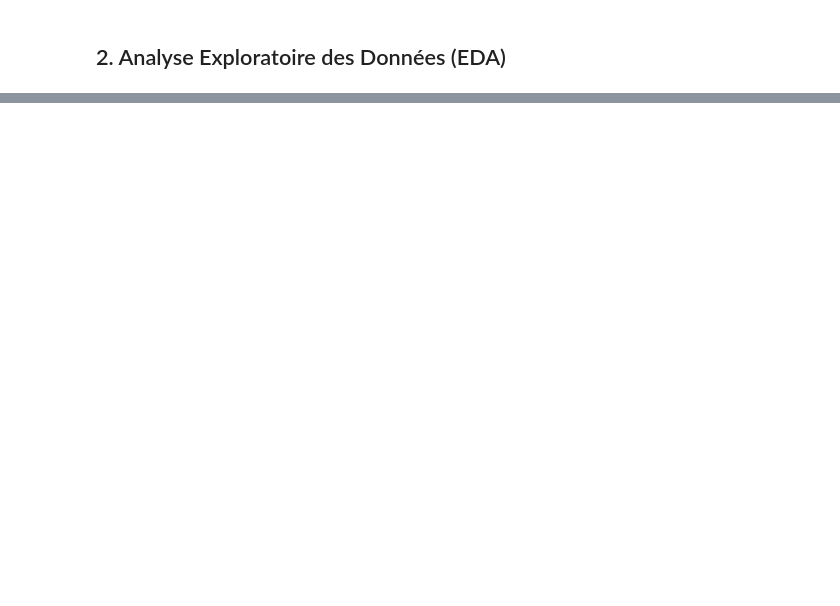
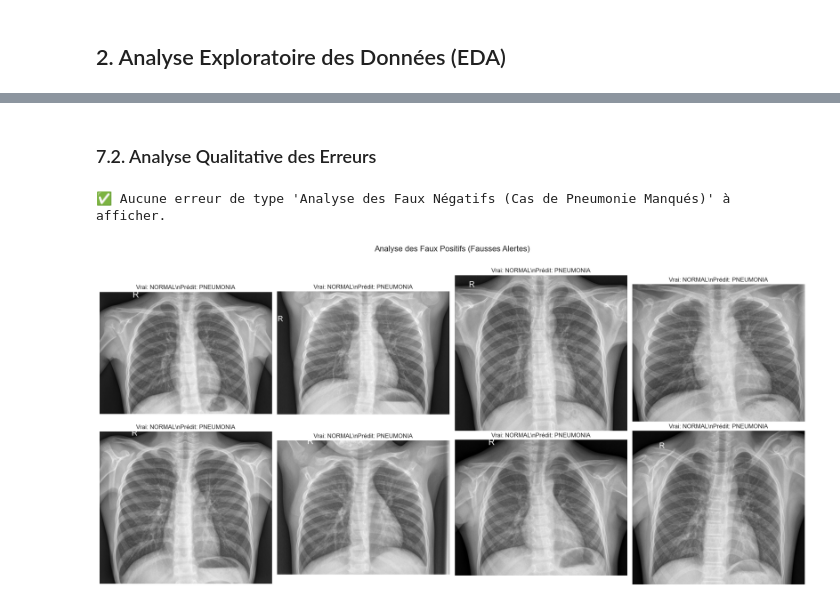
Before and after one commit to XavierSchaefer/Zoidberg, a Jupyter notebook: Zoidberg_unifié.ipynb, the cells around one changed output, grey strips where cells are left out. Saved outputs shown, nothing was run; the diff lists cells and outputs as text; code cells hidden in the pictures; blank space fills up the shorter version.

```diff
--- a/Zoidberg_unifié.ipynb
+++ b/Zoidberg_unifié.ipynb
@@ -24,6 +24,10 @@ import torch.optim as optim
 from torch.utils.data import DataLoader, WeightedRandomSampler, Subset
 from torchvision import datasets, transforms, models
 
+from sklearn.model_selection import StratifiedKFold, cross_val_score
+from sklearn.linear_model import LogisticRegression
+from sklearn.preprocessing import StandardScaler
+from sklearn.pipeline import Pipeline
 from sklearn.metrics import confusion_matrix, classification_report, roc_curve, auc, precision_recall_curve
 from tqdm.auto import tqdm
 from IPython.display import display, Markdown
@@ -46,7 +50,7 @@ TRAIN_DIR, VAL_DIR, TEST_DIR = BASE_DIR / 'train', BASE_DIR / 'val', BASE_DIR /
 
 # Paramètres du problème (2 classes)
 CLASSES = ['NORMAL', 'PNEUMONIA']
-NUM_CLASSES = 1 # Pour la classification binaire avec BCEWithLogitsLoss
+NUM_CLASSES_BINARY = 1 # Pour la classification binaire avec BCEWithLogitsLoss
 
 IMAGE_SIZE = 224; BATCH_SIZE = 32
 
@@ -378,0 +387,59 @@ Le modèle ` {best_params['arch']} ` final, avec son seuil de décision ajusté,
+# %% [markdown]
+### 7.2. Analyse Qualitative des Erreurs
+# %%
+# Identifier les indices des erreurs dans le jeu de test
+fp_indices = np.where((y_pred_tuned == 1) & (y_true == 0))[0]
+fn_indices = np.where((y_pred_tuned == 0) & (y_true == 1))[0]
+
+def plot_error_images(indices, title):
+    """
+    Affiche les images correspondant aux indices d'erreur dans une grille de taille dynamique.
+    """
+    num_errors = len(indices)
+    if num_errors == 0:
+        print(f"✅ Aucune erreur de type '{title}' à afficher.")
+        return
+
+    # On décide d'afficher au maximum 8 images pour la clarté
+    max_images_to_show = min(num_errors, 8)
+
+    # Définir le nombre de colonnes et calculer le nombre de lignes nécessaires
+    cols = 4
+    rows = (max_images_to_show - 1) // cols + 1
+
+    # Créer une figure et une grille de subplots dont la taille est EXACTEMENT adaptée
+    fig, axs = plt.subplots(rows, cols, figsize=(5 * cols, 5 * rows))
+    fig.suptitle(title, fontsize=16)
+
+    # Aplatir les axes pour une itération simple, même s'il n'y a qu'une seule ligne
+    axs = np.array(axs).flatten()
+
+    for i in range(max_images_to_show):
+        # Récupérer l'indice de l'image dans le dataset de test
+        idx = indices[i]
+        ax = axs[i]
+
+        # Charger l'image originale (sans les transformations ToTensor/Normalize)
+        img_path = ds['test'].imgs[idx][0]
+        img = Image.open(img_path).convert('RGB')
+
+        true_label = CLASSES[y_true[idx]]
+        pred_label = CLASSES[y_pred_tuned[idx]]
+
+        ax.imshow(img)
+        ax.set_title(f"Vrai: {true_label}\\nPrédit: {pred_label}", fontsize=12)
+        ax.axis('off')
+
+    # Cacher les axes restants et inutilisés pour ne pas avoir de cadres vides
+    for j in range(max_images_to_show, len(axs)):
+        axs[j].axis('off')
+
+    plt.tight_layout(rect=[0, 0, 1, 0.96])
+    plt.show()
+
+# Appeler la fonction améliorée
+plot_error_images(fn_indices, 'Analyse des Faux Négatifs (Cas de Pneumonie Manqués)')
+plot_error_images(fp_indices, 'Analyse des Faux Positifs (Fausses Alertes)')
+# %% [output]
+✅ Aucune erreur de type 'Analyse des Faux Négatifs (Cas de Pneumonie Manqués)' à afficher.
+[figure, added]
```
Also changed, not shown: parts of 40 cells of this notebook.
